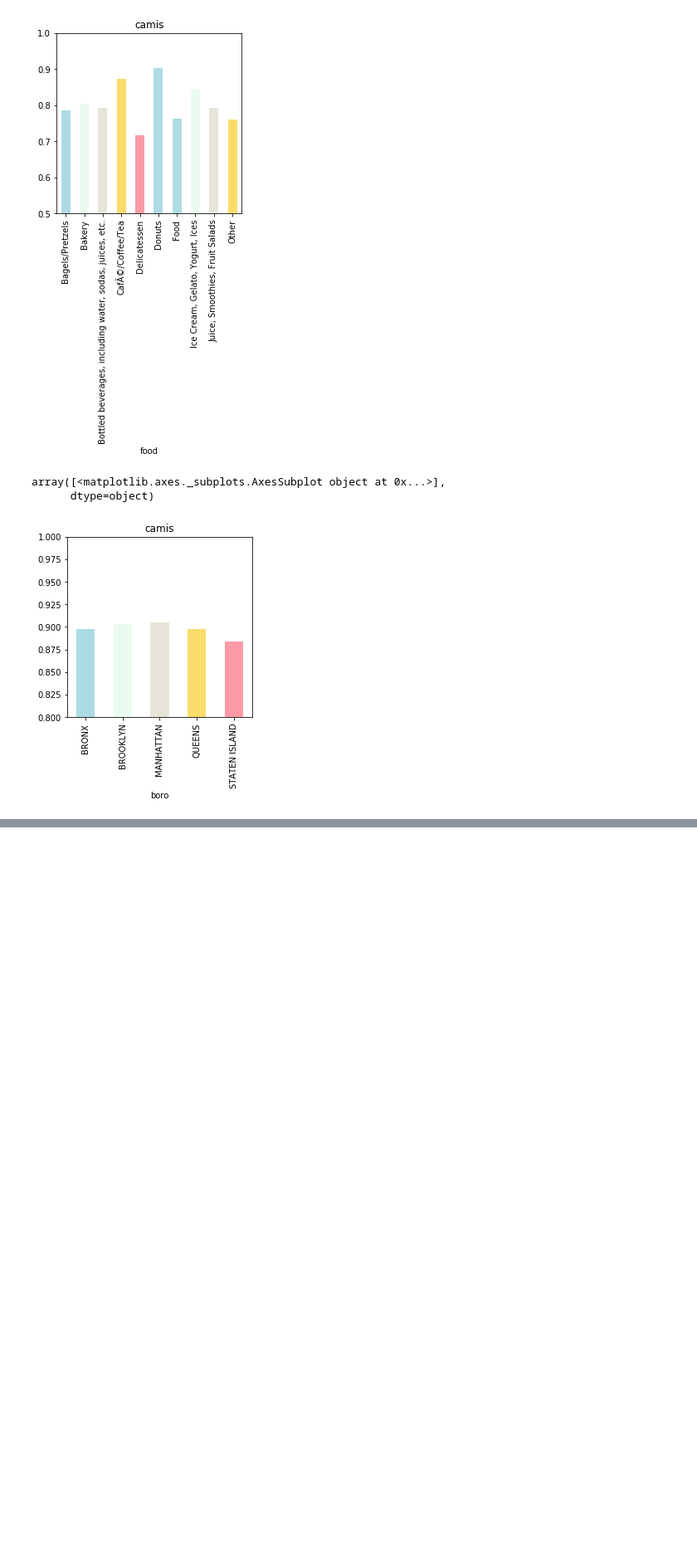
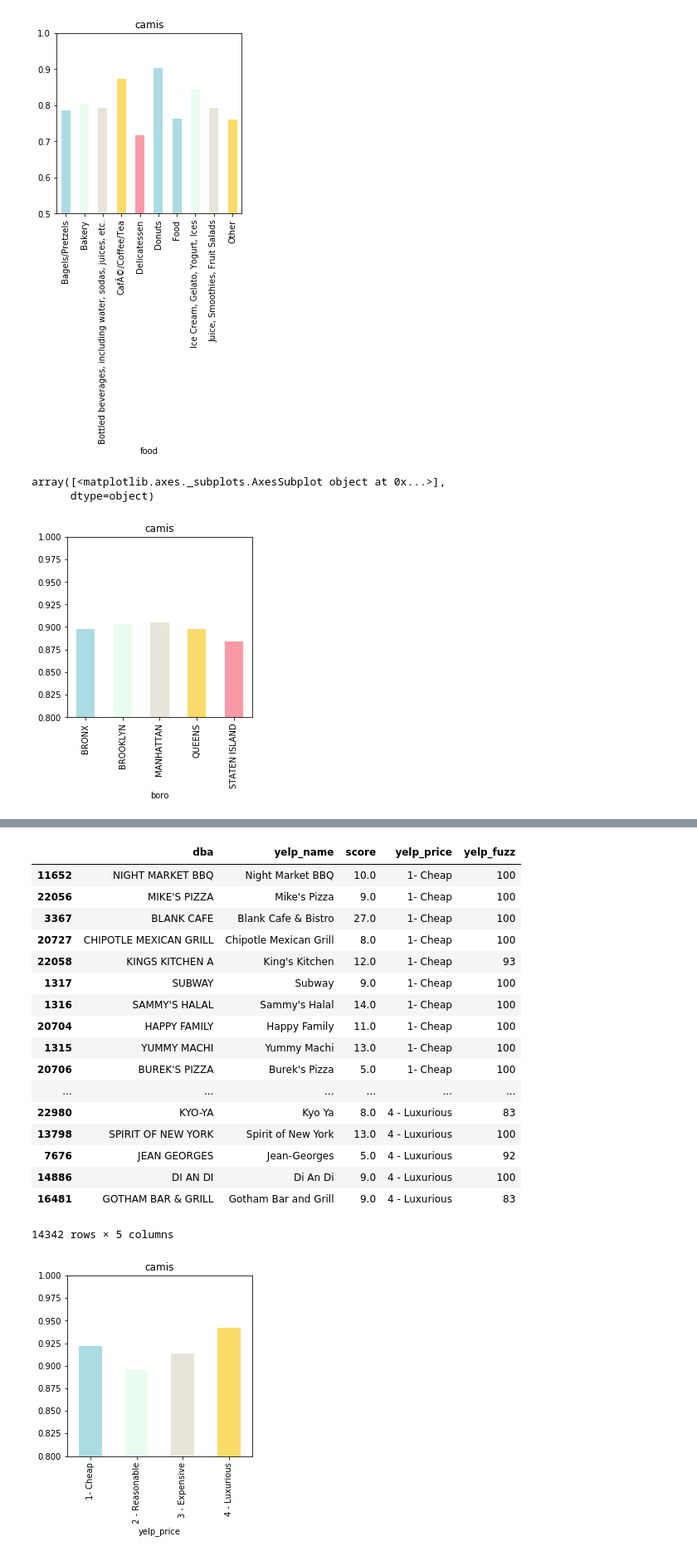
Before and after one commit to imiraoui/NYC-Restaurant-Analysis, a Jupyter notebook: Introductory Visualization.ipynb, the cells around one changed output, grey strips where cells are left out. Shown at 83% size. Saved outputs shown, nothing was run; the diff lists cells and outputs as text; code cells hidden in the pictures; blank space fills up the shorter version.

```diff
--- a/Introductory Visualization.ipynb
+++ b/Introductory Visualization.ipynb
@@ -172,0 +188,26 @@ array([<matplotlib.axes._subplots.AxesSubplot object at 0x...>],
+# %%
+df_cleaned = df_price[df_price["yelp_fuzz"]>65]
+df_cleaned = df_cleaned.sort_values(by=["yelp_price"],ascending = True)
+plot4df = df_cleaned[df_cleaned["score"] < 14].groupby("yelp_price")["camis"].count() / df_cleaned.groupby("yelp_price")["camis"].count()
+plot4df.plot(kind="bar", subplots = True, figsize=(4,4),ylim = (0.8,1),color=palette)
+df_cleaned[["dba","yelp_name","score","yelp_price","yelp_fuzz"]]
+# %% [output]
+|  | dba | yelp_name | score | yelp_price | yelp_fuzz |
+| 11652 | NIGHT MARKET BBQ | Night Market BBQ | 10.0 | 1- Cheap | 100 |
+| 22056 | MIKE'S PIZZA | Mike's Pizza | 9.0 | 1- Cheap | 100 |
+| 3367 | BLANK CAFE | Blank Cafe & Bistro | 27.0 | 1- Cheap | 100 |
+| 20727 | CHIPOTLE MEXICAN GRILL | Chipotle Mexican Grill | 8.0 | 1- Cheap | 100 |
+| 22058 | KINGS KITCHEN A | King's Kitchen | 12.0 | 1- Cheap | 93 |
+| 1317 | SUBWAY | Subway | 9.0 | 1- Cheap | 100 |
+| 1316 | SAMMY'S HALAL | Sammy's Halal | 14.0 | 1- Cheap | 100 |
+| 20704 | HAPPY FAMILY | Happy Family | 11.0 | 1- Cheap | 100 |
+| 1315 | YUMMY MACHI | Yummy Machi | 13.0 | 1- Cheap | 100 |
+| 20706 | BUREK'S PIZZA | Burek's Pizza | 5.0 | 1- Cheap | 100 |
+| ... | ... | ... | ... | ... | ... |
+| 22980 | KYO-YA | Kyo Ya | 8.0 | 4 - Luxurious | 83 |
+| 13798 | SPIRIT OF NEW YORK | Spirit of New York | 13.0 | 4 - Luxurious | 100 |
+| 7676 | JEAN GEORGES | Jean-Georges | 5.0 | 4 - Luxurious | 92 |
+| 14886 | DI AN DI | Di An Di | 9.0 | 4 - Luxurious | 100 |
+| 16481 | GOTHAM BAR & GRILL | Gotham Bar and Grill | 9.0 | 4 - Luxurious | 83 |
+14342 rows × 5 columns
+[figure, added]
```
Also changed, not shown: parts of 25 cells of this notebook, 1 other file.
